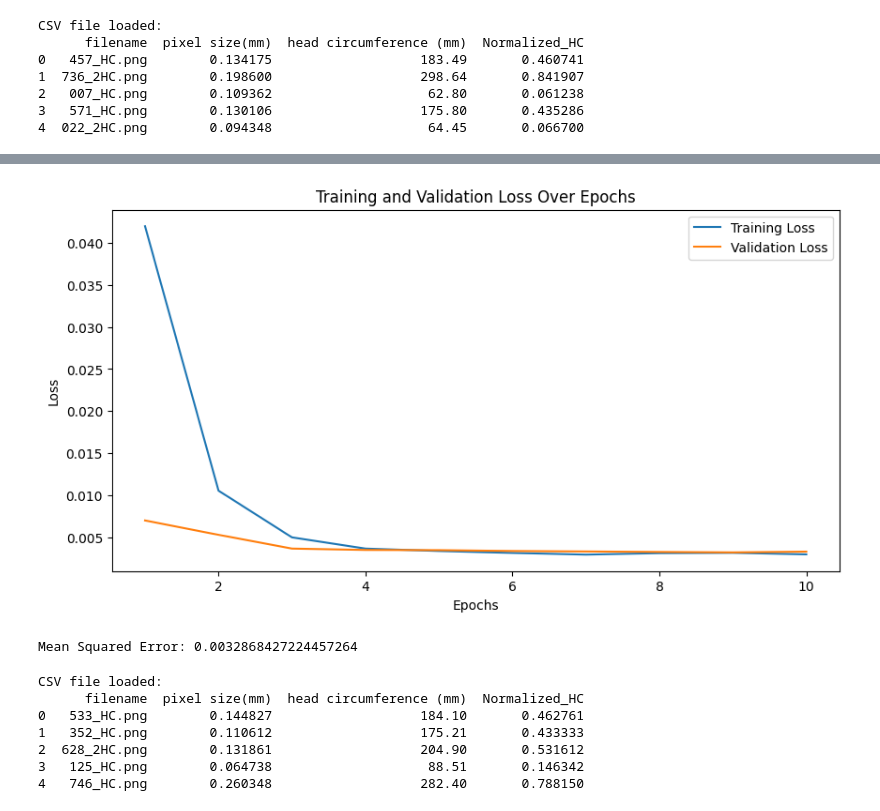
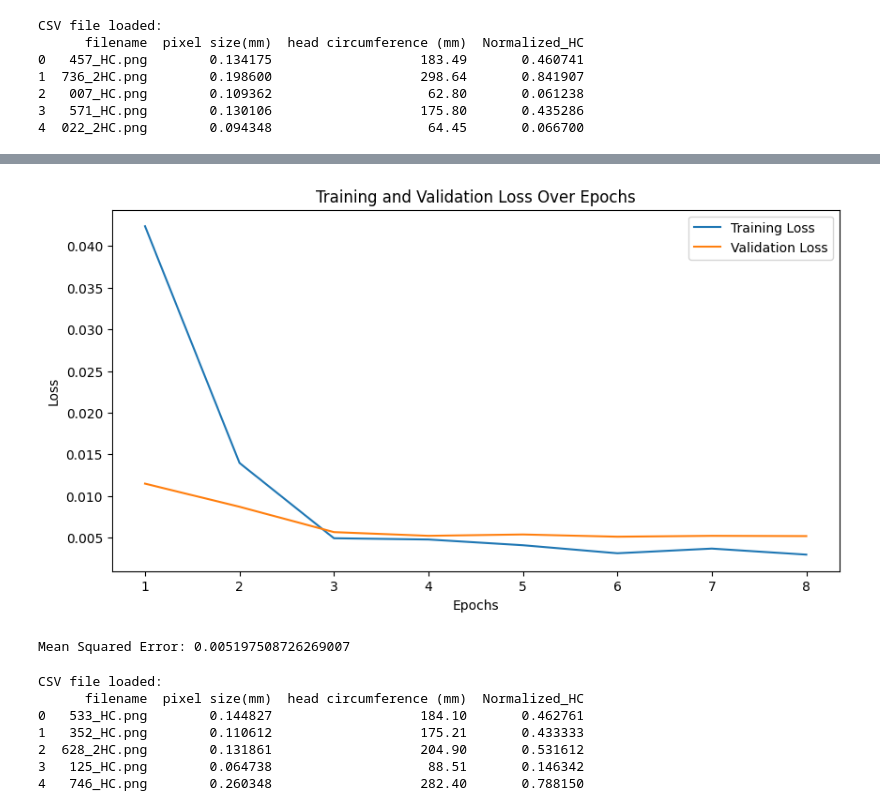
Before and after one commit to Ofiregev/Final_Project-FetalCns, a Jupyter notebook: Fetal_Cns_Final_reg_v7.ipynb, the cells around one changed output, grey strips where cells are left out. Drawn from its saved outputs; the diff is of its cells as text; code cells hidden in the pictures.

```diff
--- a/Fetal_Cns_Final_reg_v7.ipynb
+++ b/Fetal_Cns_Final_reg_v7.ipynb
@@ -34,7 +34,7 @@ Using device: cuda
 # %%
 
 # Read the list of images from the CSV file
-train_csv = "/content/drive/MyDrive/FinalProject/our_training_set_pixel_size_and_HC_normal_rand.csv"
+train_csv = "/content/drive/MyDrive/FinalProject/training_v2.csv"
 train_csv_df = pd.read_csv(train_csv)
 print("CSV file loaded:")
 print(train_csv_df.head())
@@ -116,7 +116,7 @@ train_losses = []
 val_losses = []
 
 # Training loop
-num_epochs = 10
+num_epochs = 8
 for epoch in range(num_epochs):
     model.train()
     running_loss = 0.0
@@ -187,4 +183,4 @@ Epoch 10/10, Validation Loss: 0.0032868425827473403
-[figure, old version]
+[figure, new version]
 # %%
 # Evaluate model performance
 y_true = []
@@ -203,7 +199,7 @@ with torch.no_grad():
 mse = mean_squared_error(y_true, y_pred)
 print(f"Mean Squared Error: {mse}")
 # %% [output]
-Mean Squared Error: 0.0032868427224457264
+Mean Squared Error: 0.005197508726269007
 # %%
 def predict_head_circumference(image_path, pixel_size, model, min_hc, max_hc):
     transform = transforms.Compose([
```
Also changed, not shown: parts of 5 cells of this notebook.
